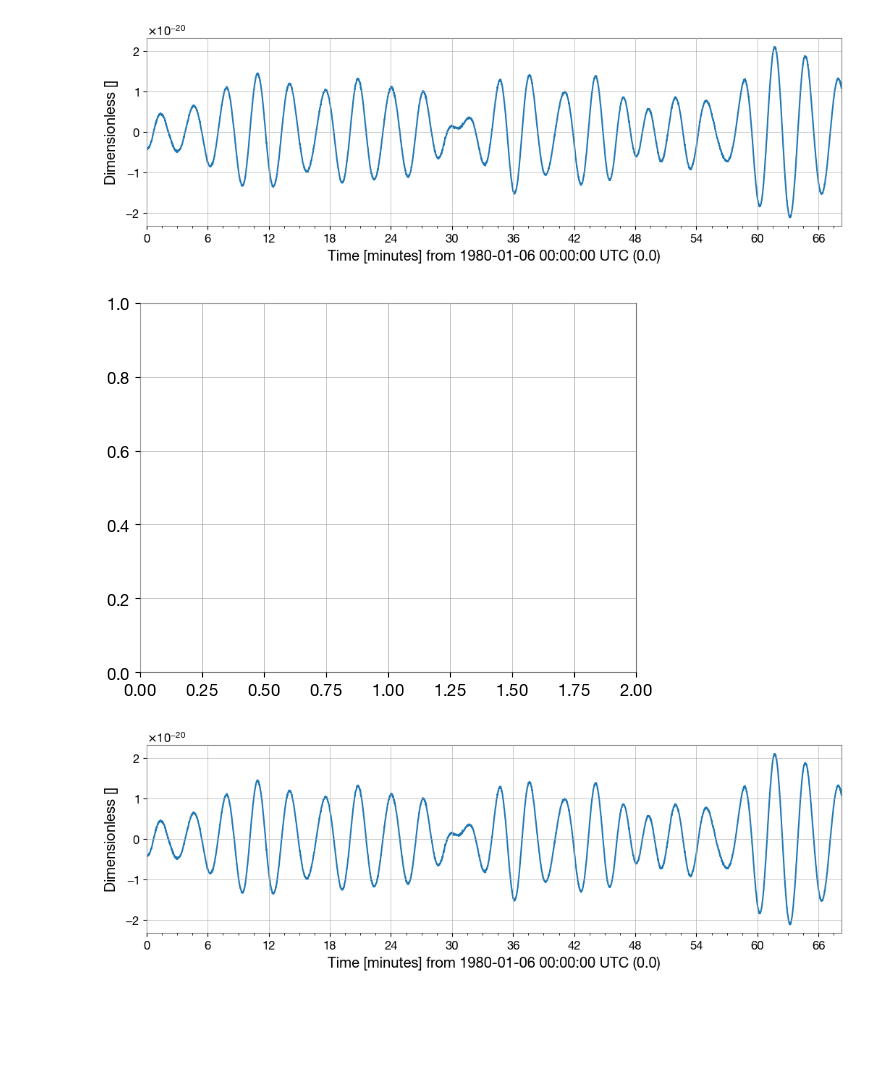
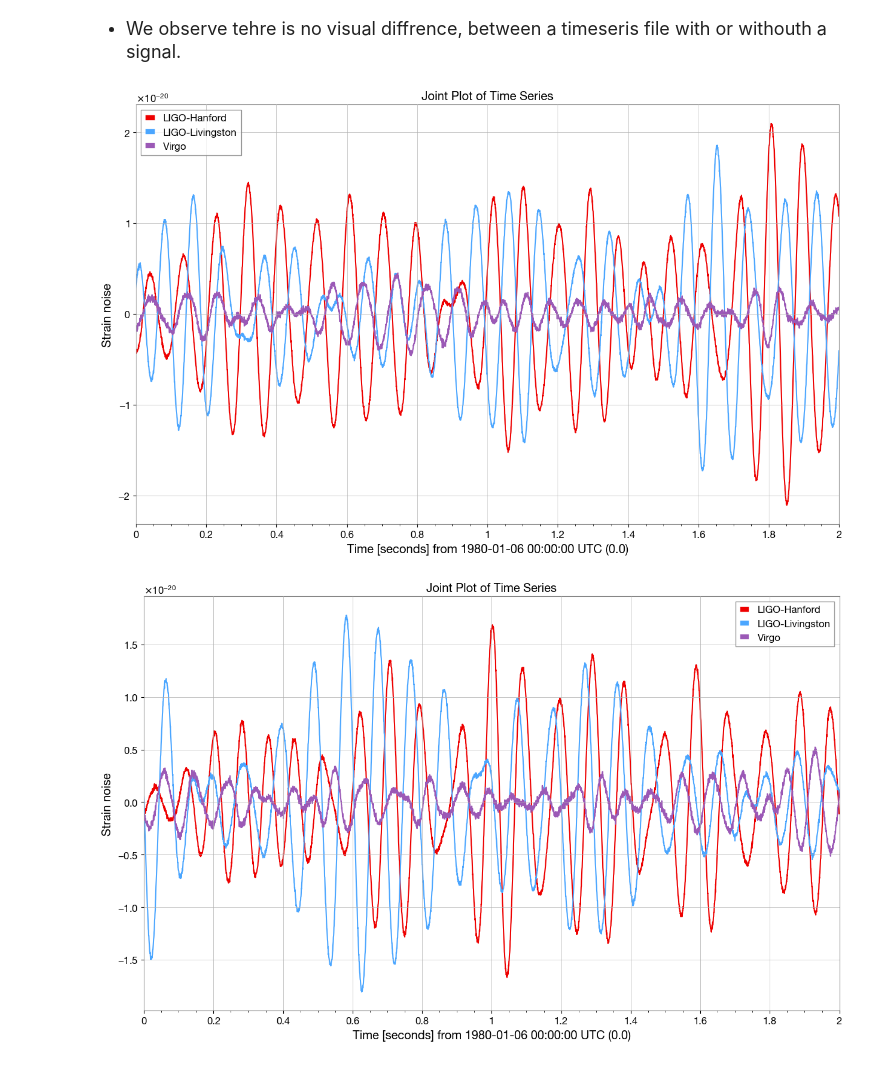
Before and after one commit to RobinRosculete/Gravitational-Wave-Detection, a Jupyter notebook: notebooks/GWDataPreprocessing.ipynb, the cells around one changed output. Drawn from its saved outputs; the diff is of its cells as text; code cells hidden in the pictures; blank space fills up the shorter version.

```diff
--- a/notebooks/GWDataPreprocessing.ipynb
+++ b/notebooks/GWDataPreprocessing.ipynb
@@ -29,2 +38,15 @@ def create_TS_Objects(Time_Series_Data):
+# %%
+#Ploting all time series in one plot
+def plot_data_jointly(ts1, ts2, ts3):
+    plot = Plot(figsize=(15, 9))
+    ax = plot.add_subplot(xscale='auto-gps')
+    ax.plot(ts1, color='gwpy:ligo-hanford', label='LIGO-Hanford')
+    ax.plot(ts2, color='gwpy:ligo-livingston', label='LIGO-Livingston')
+    ax.plot(ts3, color='gwpy:virgo', label='Virgo')
+    ax.set_xlim(0, 2)
+    ax.set_ylabel('Strain noise')
+    ax.set_title("Joint Plot of Time Series")
+    ax.legend()
+    plot.show()
 # %%
 #Loading sample data from given path
@@ -43,18 +72,12 @@ ts_df
+# %% [markdown]
+- <font size = 4> We observe tehre is no visual diffrence, between a timeseris file with or withouth a signal.
 # %%
-#Function to plot all 3
-
-def plot_data(d1, d2, d3):
-    plot = Plot(d1, d2, d3, separate=True, sharex=True, figsize=[12, 8])
-    ax = plt.gca()
-    ax.set_xlim(0,2)
-    ax.set_xlabel('Time [s]')
-    plot.show()
+#Joint plot of time series with a signal
+plot_data_jointly(ts_signal1,  ts_signal2,  ts_signal3)
+# %% [output]
+[figure, added]
-# %%
-ts1,ts2,ts3 = create_TS_Objects(sample_data)
-ax = plt.gca()
-plt.xlim(left = 0, right = 2)
-ts1.plot()
-# %% [output]
-[figure, removed]
-[figure, removed]
-[figure, removed]
+# %%
+#Joint plot of time series without a signal
+plot_data_jointly(ts_no_signal1,  ts_no_signal2,  ts_no_signal3)
+# %% [output]
+[figure, added]
```
Also changed, not shown: parts of 13 cells of this notebook.
